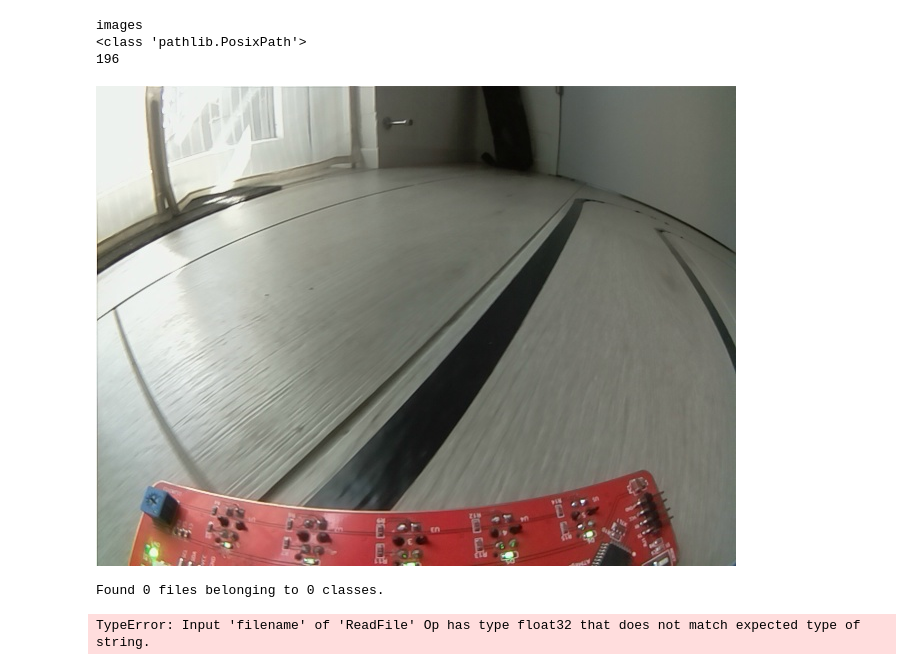
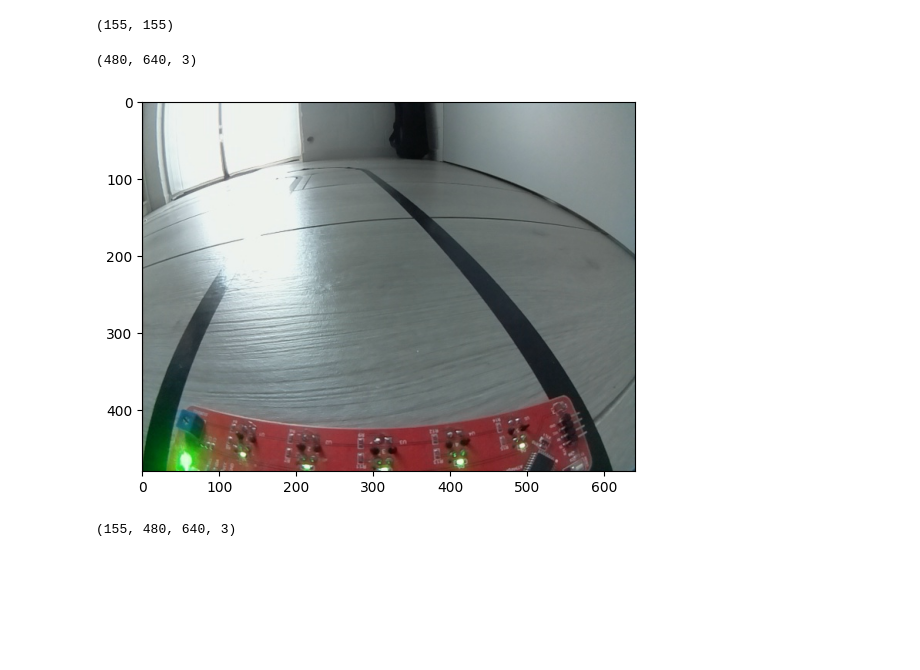
Before and after one commit to beckaelmicher/C2C, a Jupyter notebook: cnn.ipynb, the cells around one changed output. Drawn from its saved outputs; the diff is of its cells as text; code cells hidden in the pictures; blank space fills up the shorter version.

```diff
--- a/cnn.ipynb
+++ b/cnn.ipynb
@@ -11,35 +8,20 @@ from pathlib import Path
-# %%
-p = Path("./images")
-data_dir = p
-print(data_dir)
-print(type(data_dir))
-image_count = len(list(p.glob("*.jpg")))
-print(image_count)
-# %% [output]
-images
-<class 'pathlib.PosixPath'>
-196
-# %%
-images = list(p.glob("*.jpg"))
-PIL.Image.open(str(images[2]))
-# %% [output]
-[figure, removed]
-# %%
-train_ds = tf.keras.preprocessing.image_dataset_from_directory(
-    data_dir,
-    labels="inferred",
-    label_mode="int",
-    class_names=None,
-    color_mode="rgb",
-    batch_size=32,
-    image_size=(256, 256),
-    shuffle=True,
-    seed=None,
-    validation_split=None,
-    subset=None,
-    interpolation="bilinear",
-    follow_links=False,
-)
-# %% [output]
-Found 0 files belonging to 0 classes.
-TypeError: Input 'filename' of 'ReadFile' Op has type float32 that does not match expected type of string.
+# %%
+img_path = './images/'
+img_files = listdir(img_path)
+len(img_files) , len(set(img_files))
+# %% [output]
+(155, 155)
+# %%
+# Ansicht eines Beispielbildes (rot grün vertauscht)
+img_example = cv2.imread(img_path + img_files[10])
+plt.imshow(img_example)
+print(img_example.shape)
+# %% [output]
+(480, 640, 3)
+[figure, added]
+# %%
+# Einlesen aller Bilder -> Kontrolle der Anzahl
+imgs = np.array([cv2.imread(img_path+i) for i in img_files])
+imgs.shape
+# %% [output]
+(155, 480, 640, 3)
```
Also changed, not shown: parts of 9 cells of this notebook.
